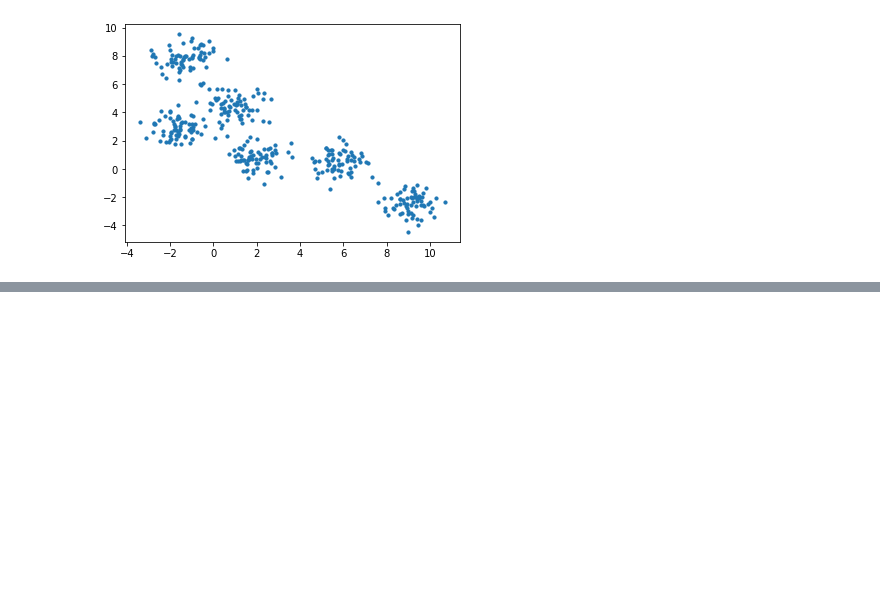
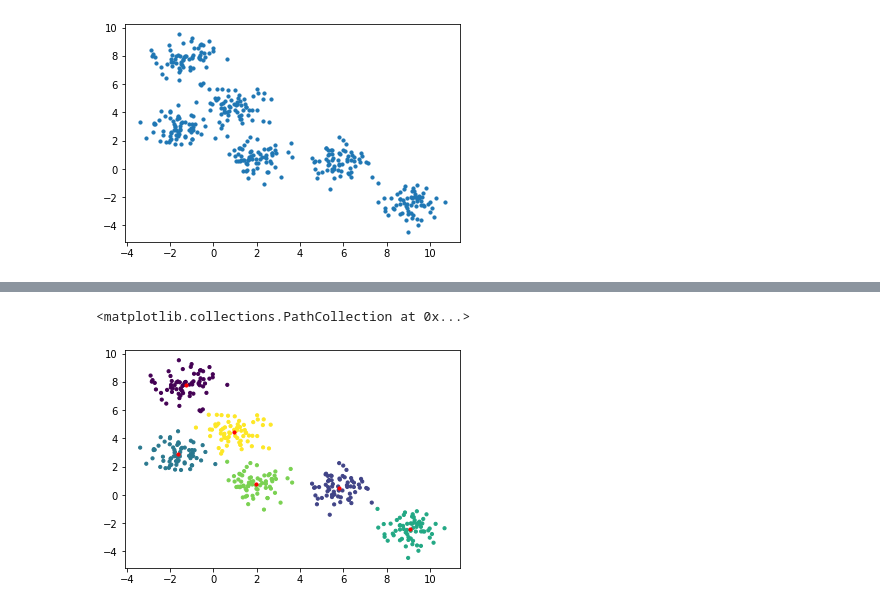
Before and after one commit to DerinOgrenme2021/GizemUnal, a Jupyter notebook: Clustering.ipynb, the cells around one changed output, grey strips where cells are left out. Drawn from its saved outputs; the diff is of its cells as text; code cells hidden in the pictures; blank space fills up the shorter version.

```diff
--- a/Clustering.ipynb
+++ b/Clustering.ipynb
@@ -9,3 +9,9 @@ plt.scatter(X[:,0],X[:,1], s=10)
 # %% [output]
 <matplotlib.collections.PathCollection at 0x...>
 [figure]
+# %%
+from sklearn.cluster import KMeans
+kmeans=KMeans(n_clusters=6)
+kmeans.fit(X)
+y_kmeans=kmeans.predict(X)
+y_kmeans
@@ -11,0 +38,7 @@ plt.scatter(X[:,0],X[:,1], s=10)
+# %%
+plt.scatter(X[:,0],X[:,1], c=y_kmeans, s=10)
+cent=kmeans.cluster_centers_
+plt.scatter(cent[:,0],cent[:,1], c='red', s=10)
+# %% [output]
+<matplotlib.collections.PathCollection at 0x...>
+[figure, added]
```
Also changed, not shown: parts of 1 cell of this notebook.
